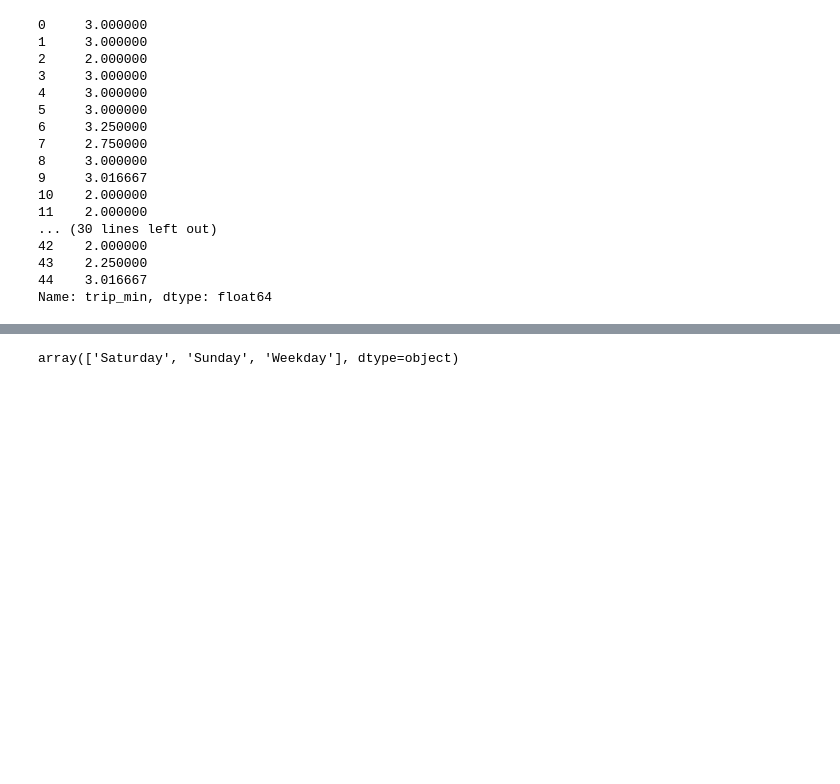
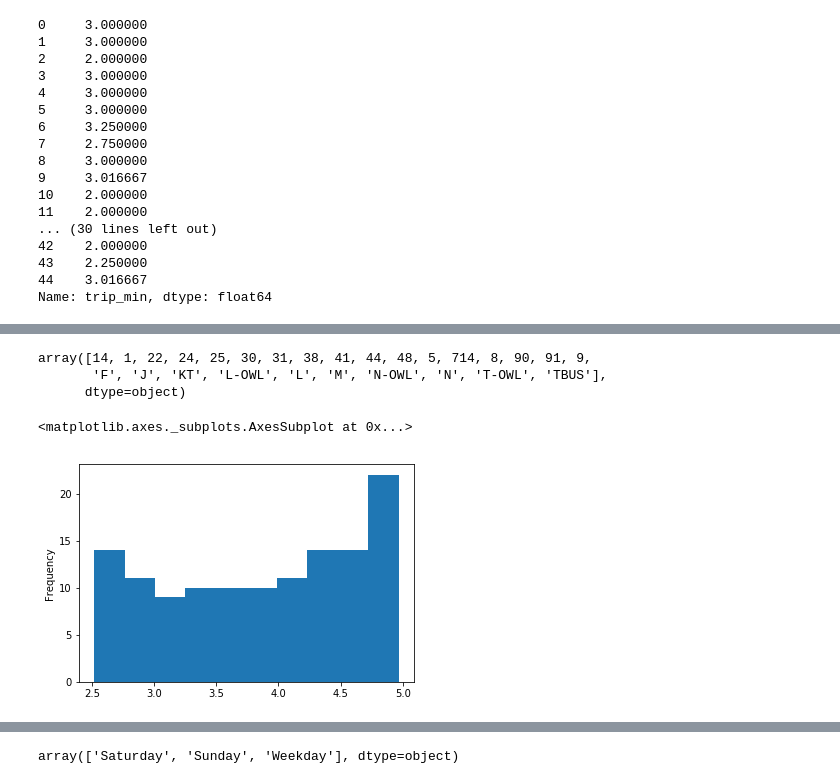
Before and after one commit to trynmaps/metrics-mvp, a Jupyter notebook: models/Untitled.ipynb, the cells around one changed output, grey strips where cells are left out. Cells and saved outputs as stored; diff of their text form; code cells hidden in the pictures; blank space fills up the shorter version.

```diff
--- a/models/Untitled.ipynb
+++ b/models/Untitled.ipynb
@@ -148,0 +189,11 @@ test.head()
+# %%
+all_timetables[(all_timetables["total_seconds"] > 2.5) & (all_timetables["total_seconds"] < 5)].ROUTE.unique()
+# %% [output]
+array([14, 1, 22, 24, 25, 30, 31, 38, 41, 44, 48, 5, 714, 8, 90, 91, 9,
+       'F', 'J', 'KT', 'L-OWL', 'L', 'M', 'N-OWL', 'N', 'T-OWL', 'TBUS'],
+      dtype=object)
+# %%
+all_timetables[(all_timetables["ROUTE"] == 14) & (all_timetables["timetable"] == "Weekday") & (all_timetables["total_seconds"] > 2.5) & (all_timetables["total_seconds"] < 5)].total_seconds.plot.hist()
+# %% [output]
+<matplotlib.axes._subplots.AxesSubplot at 0x...>
+[figure, added]
```
Also changed, not shown: parts of 16 cells of this notebook, 8 other files.
